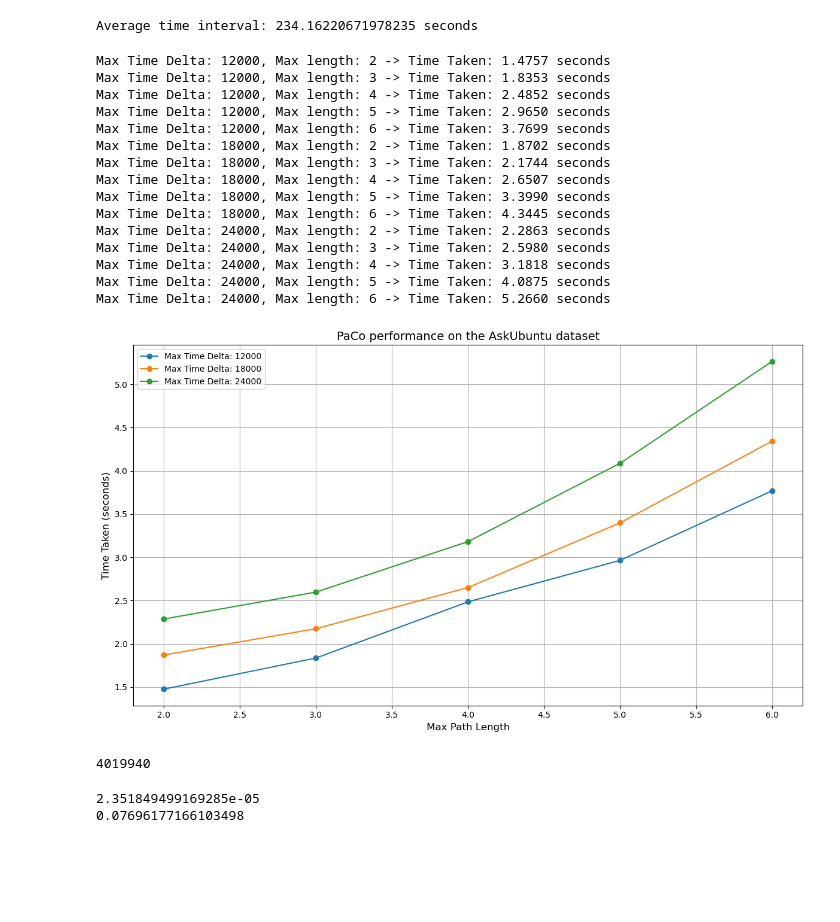
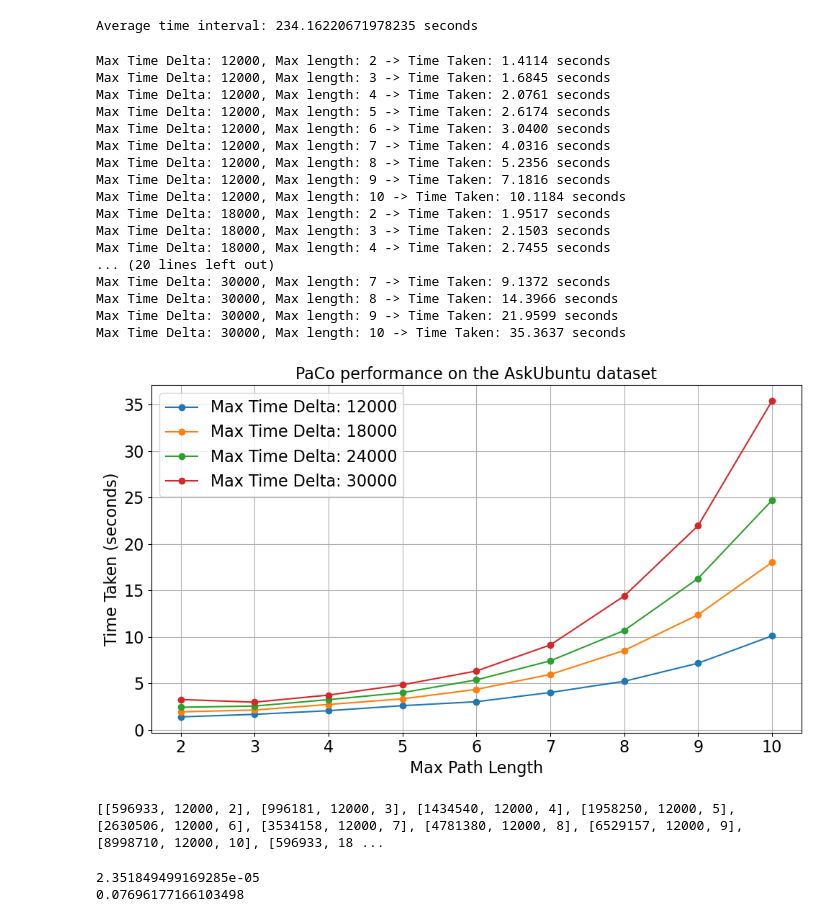
Before and after one commit to aryastark1614/SNACS-Project, a Jupyter notebook: AskUbuntu.ipynb, the cells around one changed output. Saved outputs shown, nothing was run; the diff lists cells and outputs as text; code cells hidden in the pictures; blank space fills up the shorter version.

```diff
--- a/AskUbuntu.ipynb
+++ b/AskUbuntu.ipynb
@@ -87,68 +87,72 @@ def paco(data, delta, max_length):
 
     return path_counts
 # %%
-delta_values = [12000, 18000, 24000]
-max_length_values = [2, 3, 4, 5, 6]
-
+delta_values = [12000, 18000, 24000, 30000]
+max_length_values = [2, 3, 4, 5, 6, 7, 8, 9, 10]
+found_paths = []
 # Loop through the values and measure execution time
 for delta in delta_values:
     for max_length in max_length_values:
         start_time = time.time()  # Record start time
         results = paco(data_tuples, delta, max_length)
         end_time = time.time()  # Record end time
+        found_paths.append([len(results), delta, max_length])
         elapsed_time = end_time - start_time  # Calculate elapsed time
-
         print(f"Max Time Delta: {delta}, Max length: {max_length} -> Time Taken: {elapsed_time:.4f} seconds")
 # %% [output]
-Max Time Delta: 12000, Max length: 2 -> Time Taken: 1.4757 seconds
-Max Time Delta: 12000, Max length: 3 -> Time Taken: 1.8353 seconds
-Max Time Delta: 12000, Max length: 4 -> Time Taken: 2.4852 seconds
-Max Time Delta: 12000, Max length: 5 -> Time Taken: 2.9650 seconds
-Max Time Delta: 12000, Max length: 6 -> Time Taken: 3.7699 seconds
-Max Time Delta: 18000, Max length: 2 -> Time Taken: 1.8702 seconds
-Max Time Delta: 18000, Max length: 3 -> Time Taken: 2.1744 seconds
-Max Time Delta: 18000, Max length: 4 -> Time Taken: 2.6507 seconds
-Max Time Delta: 18000, Max length: 5 -> Time Taken: 3.3990 seconds
-Max Time Delta: 18000, Max length: 6 -> Time Taken: 4.3445 seconds
-Max Time Delta: 24000, Max length: 2 -> Time Taken: 2.2863 seconds
-Max Time Delta: 24000, Max length: 3 -> Time Taken: 2.5980 seconds
-Max Time Delta: 24000, Max length: 4 -> Time Taken: 3.1818 seconds
-Max Time Delta: 24000, Max length: 5 -> Time Taken: 4.0875 seconds
-Max Time Delta: 24000, Max length: 6 -> Time Taken: 5.2660 seconds
+Max Time Delta: 12000, Max length: 2 -> Time Taken: 1.4114 seconds
+Max Time Delta: 12000, Max length: 3 -> Time Taken: 1.6845 seconds
+Max Time Delta: 12000, Max length: 4 -> Time Taken: 2.0761 seconds
+Max Time Delta: 12000, Max length: 5 -> Time Taken: 2.6174 seconds
+Max Time Delta: 12000, Max length: 6 -> Time Taken: 3.0400 seconds
+Max Time Delta: 12000, Max length: 7 -> Time Taken: 4.0316 seconds
+Max Time Delta: 12000, Max length: 8 -> Time Taken: 5.2356 seconds
+Max Time Delta: 12000, Max length: 9 -> Time Taken: 7.1816 seconds
+Max Time Delta: 12000, Max length: 10 -> Time Taken: 10.1184 seconds
+Max Time Delta: 18000, Max length: 2 -> Time Taken: 1.9517 seconds
+Max Time Delta: 18000, Max length: 3 -> Time Taken: 2.1503 seconds
+Max Time Delta: 18000, Max length: 4 -> Time Taken: 2.7455 seconds
+... (20 lines left out)
+Max Time Delta: 30000, Max length: 7 -> Time Taken: 9.1372 seconds
+Max Time Delta: 30000, Max length: 8 -> Time Taken: 14.3966 seconds
+Max Time Delta: 30000, Max length: 9 -> Time Taken: 21.9599 seconds
+Max Time Delta: 30000, Max length: 10 -> Time Taken: 35.3637 seconds
 # %%
-time_deltas = [12000, 18000, 24000]
-max_lengths = [2, 3, 4, 5, 6]
+time_deltas = [12000, 18000, 24000, 30000]
+max_lengths = [2, 3, 4, 5, 6, 7, 8, 9, 10]
 times = {
-    12000: [1.4757, 1.8353, 2.4852, 2.9650, 3.7699],
-    18000: [1.8702, 2.1744, 2.6507, 3.3990, 4.3445],
-    24000: [2.2863, 2.5980, 3.1818, 4.0875, 5.2660]
+    12000: [1.4114, 1.6845, 2.0761, 2.6174, 3.0400, 4.0316, 5.2356, 7.1816, 10.1184],
+    18000: [1.9517, 2.1503, 2.7455, 3.3508, 4.3667, 5.9727, 8.5466, 12.3864, 18.0157],
+    24000: [2.4474, 2.5759, 3.2650, 4.0156, 5.3851, 7.4329, 10.6947, 16.2924, 24.6894],
+    30000: [3.2776, 2.9938, 3.7547, 4.8606, 6.3417, 9.1372, 14.3966, 21.9599, 35.3637]
 }
 
 # Plotting
-plt.figure(figsize=(12, 7))
+plt.figure(figsize=(10, 6))
 
 # Loop through each Max Time Delta to create a line for it
 for delta in time_deltas:
     plt.plot(max_lengths, times[delta], marker='o', label=f"Max Time Delta: {delta}")
 
 # Labels and title
-plt.xlabel("Max Path Length", fontsize=12)
-plt.ylabel("Time Taken (seconds)", fontsize=12)
-plt.title("PaCo performance on the AskUbuntu dataset", fontsize=14)
-plt.legend()
-
+plt.xlabel("Max Path Length", fontsize=16)
+plt.ylabel("Time Taken (seconds)", fontsize=16)
+plt.title("PaCo performance on the AskUbuntu dataset", fontsize=16)
+plt.legend(fontsize=16)
+plt.xticks(fontsize=16)
+plt.yticks(fontsize=16)
 # Grid and layout adjustments
 plt.grid(True)
 plt.tight_layout()
 
 # Show the plot
 plt.show()
 # %% [output]
-[figure, old version]
+[figure, new version]
-# %%
-print(len(results))
-# %% [output]
-4019940
+# %%
+print(found_paths)
+# %% [output]
+[[596933, 12000, 2], [996181, 12000, 3], [1434540, 12000, 4], [1958250, 12000, 5], [2630506, 12000, 6], [3534158, 12000, 7], [4781380, 12000, 8], [6529157, 12000, 9], [8998710, 12000, 10], [596933, 18 ...
 # %%
 G_ubuntu = nx.DiGraph()
 for index, row in df.iterrows():
```
Also changed, not shown: parts of 4 cells of this notebook, 2 other files.
